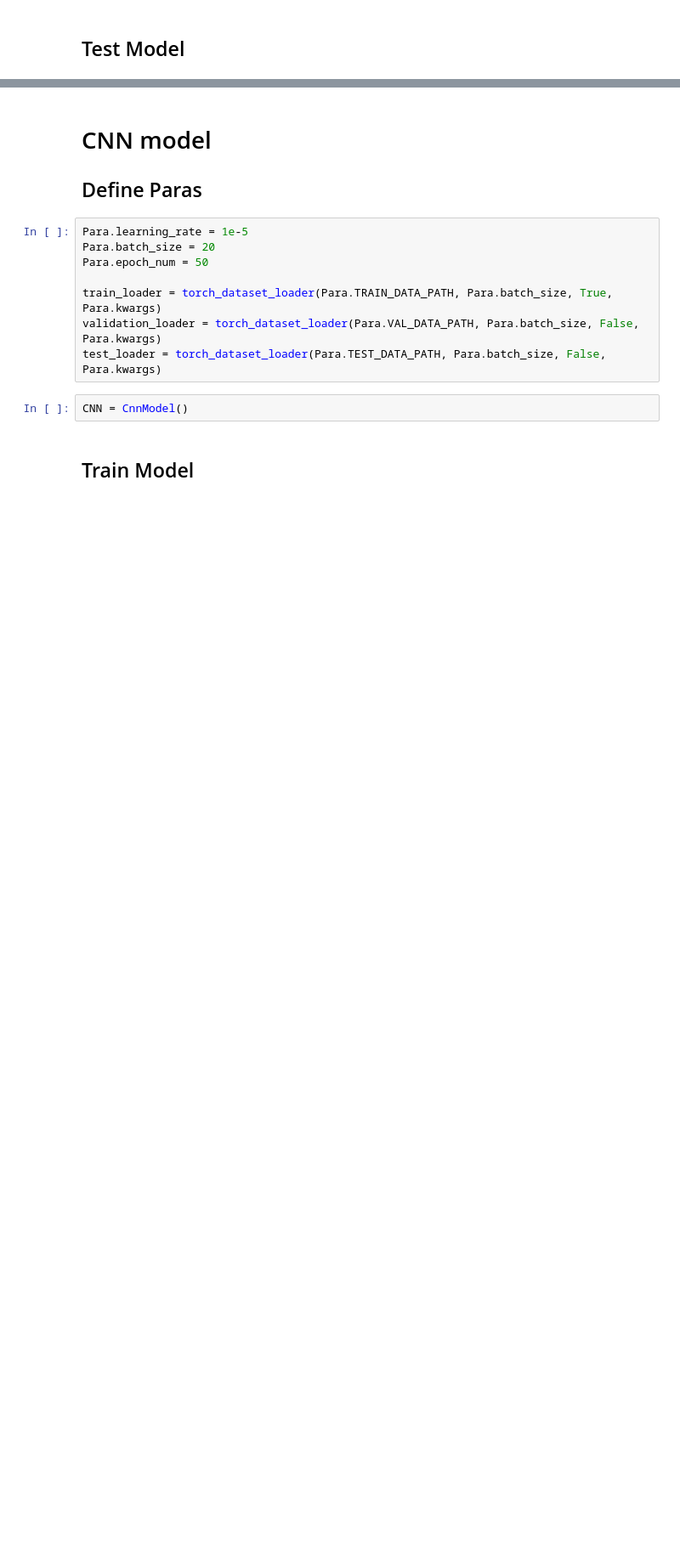
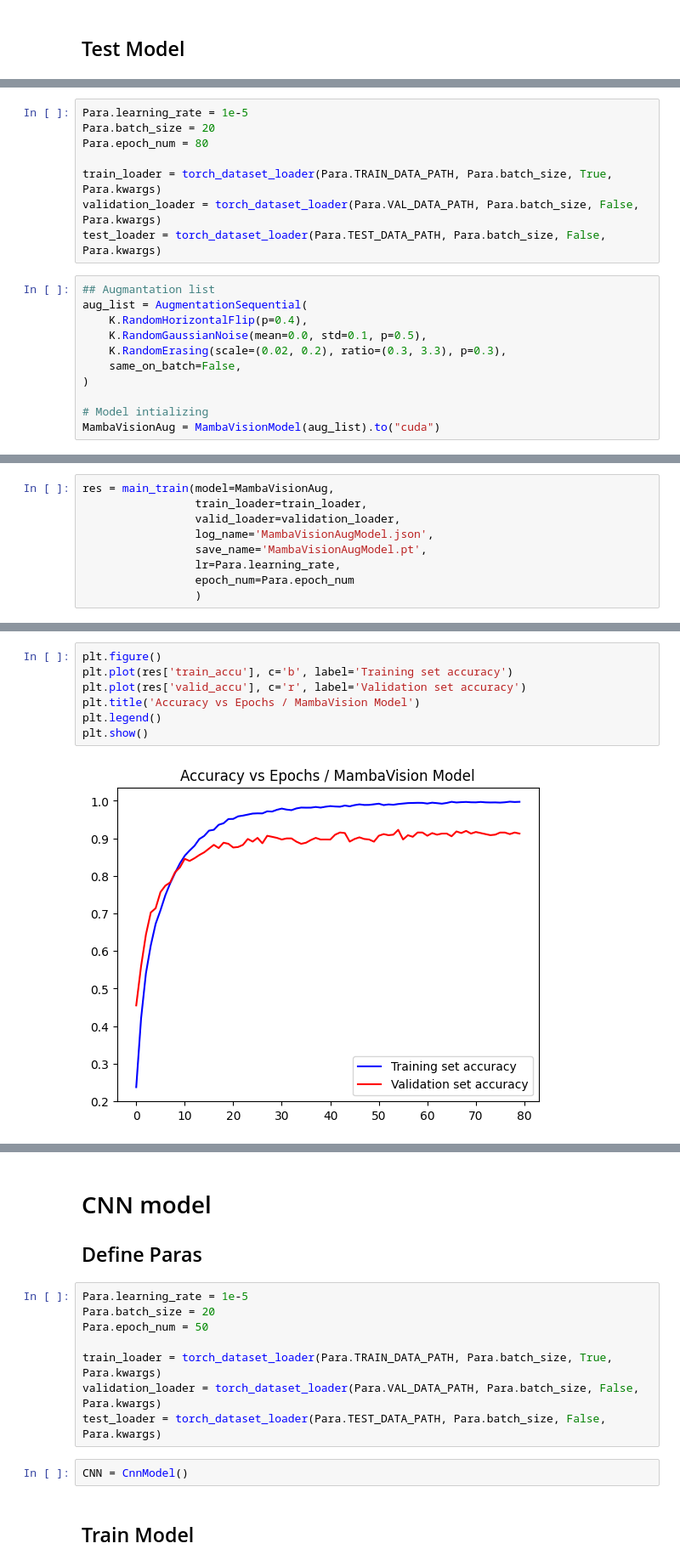
Before and after one commit to ovedtal1/WhatIsThisMusic, a Jupyter notebook: scripts/train_models.ipynb, the cells around one changed output, grey strips where cells are left out. Shown at 85% size. Drawn from its saved outputs; the diff is of its cells as text; blank space fills up the shorter version.

```diff
--- a/scripts/train_models.ipynb
+++ b/scripts/train_models.ipynb
@@ -53,0 +79,19 @@ record_matrix(model=MambaVision, use_loader=test_loader, log_name='MambaVisionMa
+# %%
+Para.learning_rate = 1e-5
+Para.batch_size = 20
+Para.epoch_num = 80
+
+train_loader = torch_dataset_loader(Para.TRAIN_DATA_PATH, Para.batch_size, True, Para.kwargs)
+validation_loader = torch_dataset_loader(Para.VAL_DATA_PATH, Para.batch_size, False, Para.kwargs)
+test_loader = torch_dataset_loader(Para.TEST_DATA_PATH, Para.batch_size, False, Para.kwargs)
+# %%
+## Augmantation list
+aug_list = AugmentationSequential(
+    K.RandomHorizontalFlip(p=0.4),
+    K.RandomGaussianNoise(mean=0.0, std=0.1, p=0.5),
+    K.RandomErasing(scale=(0.02, 0.2), ratio=(0.3, 3.3), p=0.3),
+    same_on_batch=False,
+)
+
+# Model intializing
+MambaVisionAug = MambaVisionModel(aug_list).to("cuda")
@@ -53,0 +100,9 @@ record_matrix(model=MambaVision, use_loader=test_loader, log_name='MambaVisionMa
+# %%
+res = main_train(model=MambaVisionAug,
+                 train_loader=train_loader,
+                 valid_loader=validation_loader,
+                 log_name='MambaVisionAugModel.json',
+                 save_name='MambaVisionAugModel.pt',
+                 lr=Para.learning_rate,
+                 epoch_num=Para.epoch_num
+                 )
@@ -53,0 +127,9 @@ record_matrix(model=MambaVision, use_loader=test_loader, log_name='MambaVisionMa
+# %%
+plt.figure()
+plt.plot(res['train_accu'], c='b', label='Training set accuracy')
+plt.plot(res['valid_accu'], c='r', label='Validation set accuracy')
+plt.title('Accuracy vs Epochs / MambaVision Model')
+plt.legend()
+plt.show()
+# %% [output]
+[figure, added]
```
Also changed, not shown: parts of 16 cells of this notebook, 1 other file.
